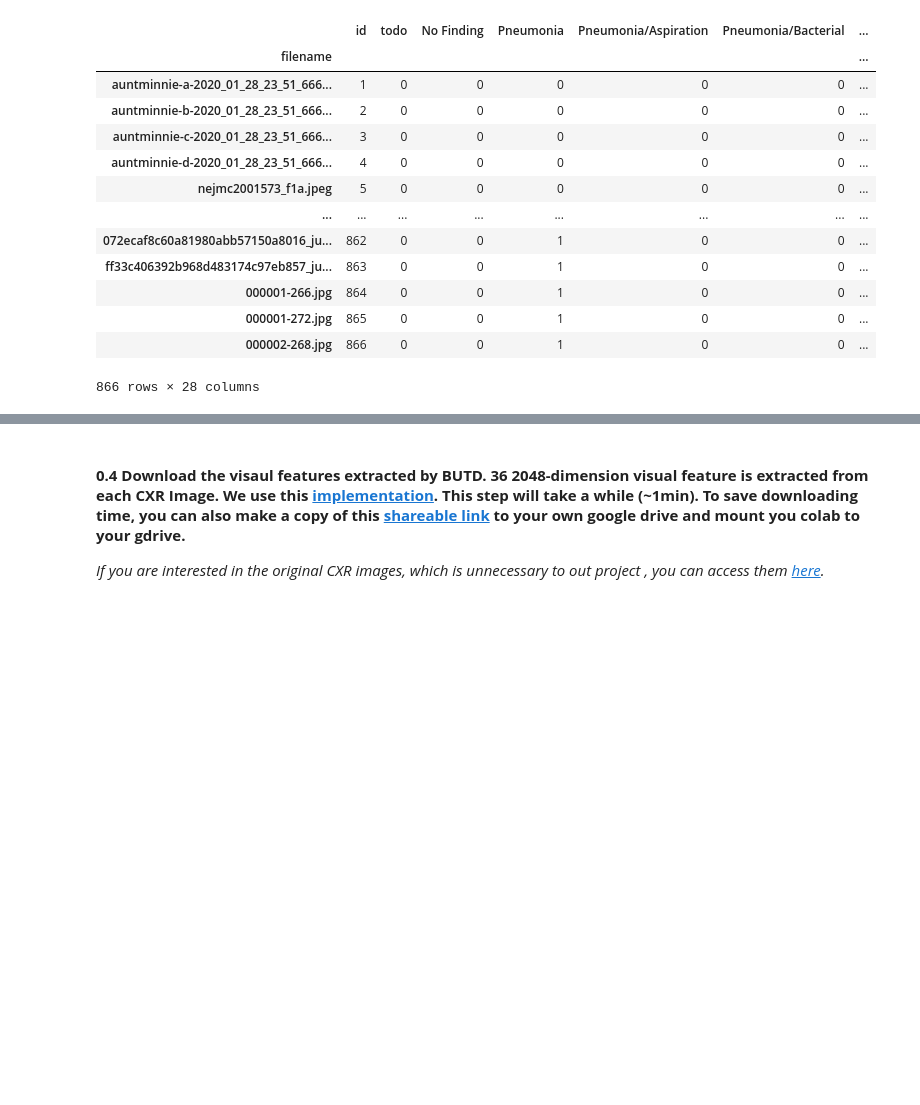
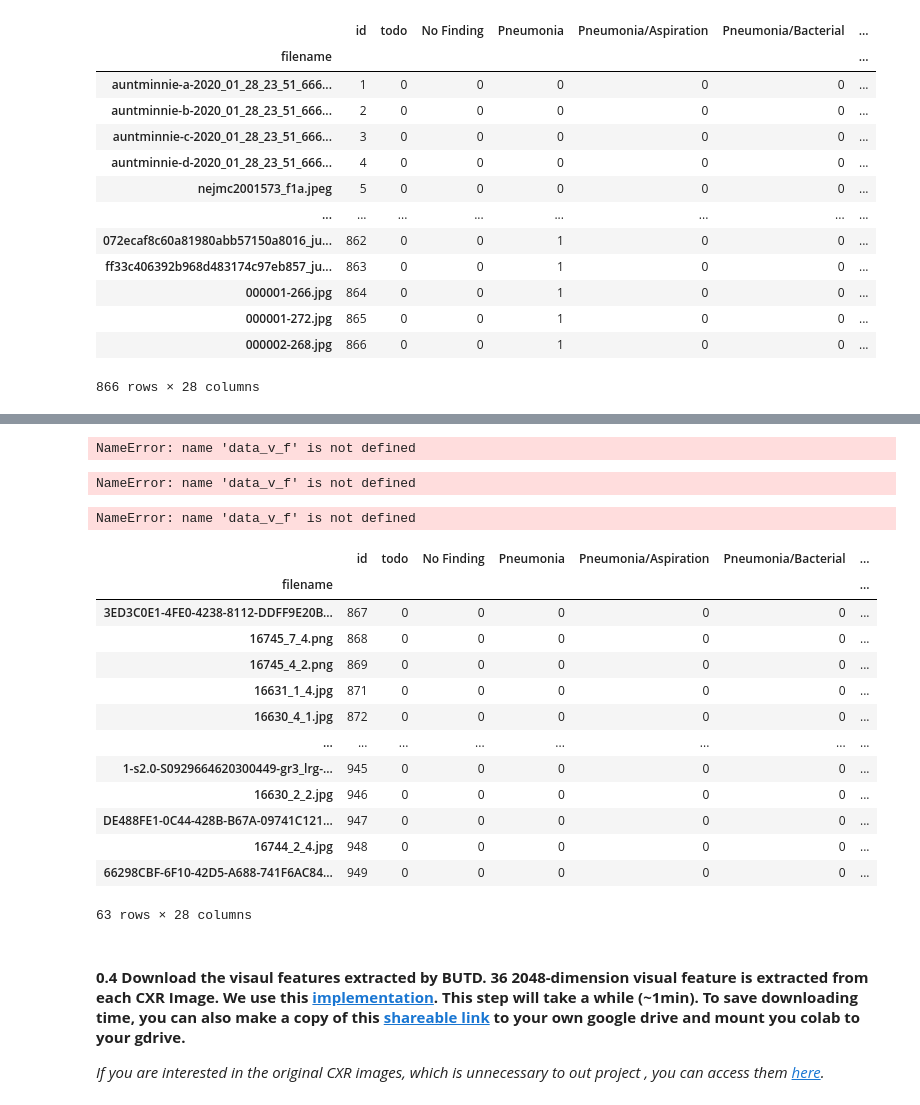
Before and after one commit to AndiAlifs/BERTHop, a Jupyter notebook: BERTHop.ipynb, the cells around one changed output, grey strips where cells are left out. Cells and saved outputs as stored; diff of their text form; code cells hidden in the pictures; blank space fills up the shorter version.

```diff
--- a/BERTHop.ipynb
+++ b/BERTHop.ipynb
@@ -193,0 +265,4 @@ dtype: int64
+# %%
+# make a dictionary of data_xray key as key and data_xray id column as value
+data_xray_dict = dict(zip(data_xray.index, data_xray.id))
+data_xray_dict
@@ -193,0 +291,3 @@ dtype: int64
+# %%
+data_ct_dict = dict(zip(data_ct.index, data_ct.id))
+data_ct_dict
@@ -193,0 +312,73 @@ dtype: int64
+# %%
+# replicate data_v_f to new dictionary named data_v_f_new and change the key with data_xray_dict
+data_v_f_new = dict()
+for key, value in data_v_f.items():
+    try:
+        data_v_f_new[data_xray_dict[key]] = value
+    except:
+        pass
+
+
+# get all name of file in data_v_f
+data_v_f_name = list(data_v_f.keys())
+
+# iterate over all_data index, if the index is not in data_v_f_name, drop the row
+for index in all_data.index:
+    if index not in data_v_f_name:
+        all_data.drop(index=index, inplace=True)
+
+
+len(data_v_f_new)
+# %% [output]
+NameError: name 'data_v_f' is not defined
+# %%
+all_data_v_f = dict()
+for key, value in data_v_f.items():
+    try:
+        # check if key is in data_all_dict
+        if key in data_all_dict:
+            # if yes, add to all_data_v_f dictionary
+            all_data_v_f[data_all_dict[key]] = value
+    except:
+        pass
+len(all_data_v_f)
+# %% [output]
+NameError: name 'data_v_f' is not defined
+# %%
+data_ct_v_f = dict()
+for key, value in data_v_f.items():
+    try:
+        # check if key is in data_ct_dict
+        if key in data_ct_dict:
+            # if yes, add to data_ct_v_f dictionary
+            data_ct_v_f[data_ct_dict[key]] = value
+    except:
+        pass
+
+len(data_ct_v_f)
+# %% [output]
+NameError: name 'data_v_f' is not defined
+# %%
+all_ct_keys = data_ct_v_f.keys()
+
+# iterate over data_ct, if column id pf data_ct is not in all_ct_keys, drop the row
+for index in data_ct.index:
+    if data_ct.id[index] not in all_ct_keys:
+        data_ct.drop(index=index, inplace=True)
+
+data_ct
+# %% [output]
+|  | id | todo | No Finding | Pneumonia | Pneumonia/Aspiration | Pneumonia/Bacterial | ... |
+| filename |  |  |  |  |  |  | ... |
+| 3ED3C0E1-4FE0-4238-8112-DDFF9E20B... | 867 | 0 | 0 | 0 | 0 | 0 | ... |
+| 16745_7_4.png | 868 | 0 | 0 | 0 | 0 | 0 | ... |
+| 16745_4_2.png | 869 | 0 | 0 | 0 | 0 | 0 | ... |
+| 16631_1_4.jpg | 871 | 0 | 0 | 0 | 0 | 0 | ... |
+| 16630_4_1.jpg | 872 | 0 | 0 | 0 | 0 | 0 | ... |
+| ... | ... | ... | ... | ... | ... | ... | ... |
+| 1-s2.0-S0929664620300449-gr3_lrg-... | 945 | 0 | 0 | 0 | 0 | 0 | ... |
+| 16630_2_2.jpg | 946 | 0 | 0 | 0 | 0 | 0 | ... |
+| DE488FE1-0C44-428B-B67A-09741C121... | 947 | 0 | 0 | 0 | 0 | 0 | ... |
+| 16744_2_4.jpg | 948 | 0 | 0 | 0 | 0 | 0 | ... |
+| 66298CBF-6F10-42D5-A688-741F6AC84... | 949 | 0 | 0 | 0 | 0 | 0 | ... |
+63 rows × 28 columns
```
Also changed, not shown: parts of 50 cells of this notebook.
